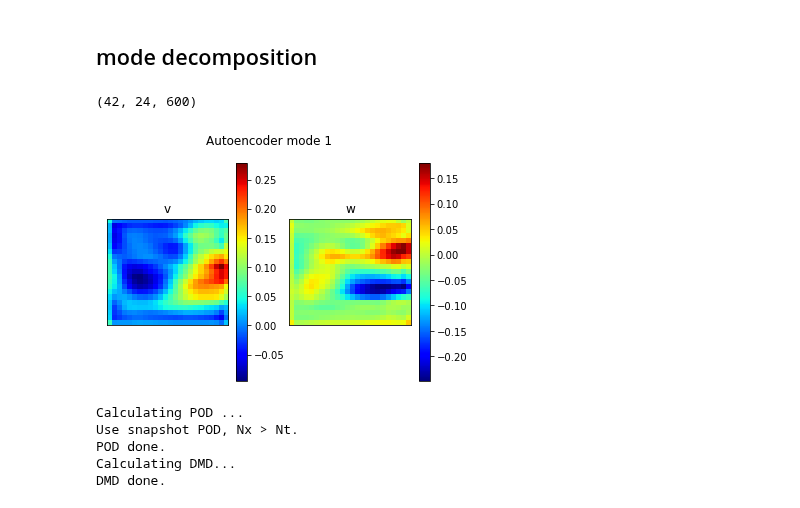
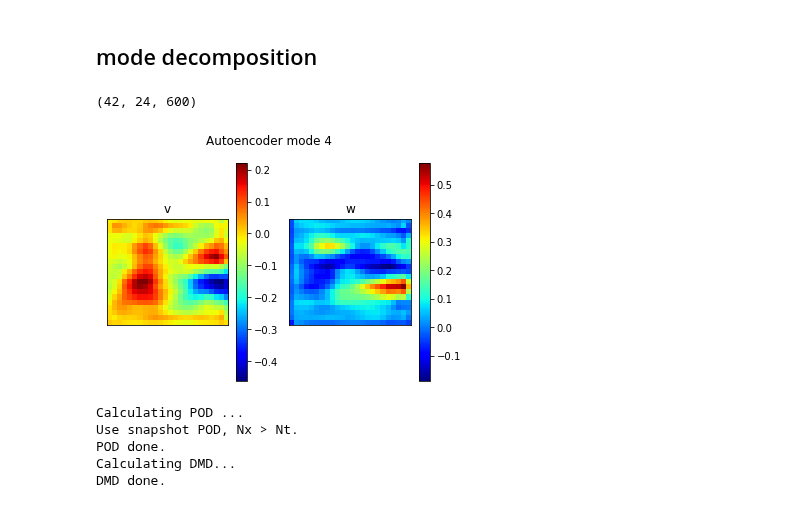
Before and after one commit to MagriLab/MD-CNN-AE, a Jupyter notebook: visualise_hierarchical_mode.ipynb, the cells around one changed output. Drawn from its saved outputs; the diff is of its cells as text; code cells hidden in the pictures.

```diff
--- a/visualise_hierarchical_mode.ipynb
+++ b/visualise_hierarchical_mode.ipynb
@@ -186,18 +186,18 @@ plt.show()
 ## mode decomposition
 # %%
 ## build matrix
-which_decoder = 0
+which_decoder = 3
 vy = modes_test[which_decoder,:,:,:,0]
 vy = np.transpose(vy,[1,2,0])
 vz = modes_test[which_decoder,:,:,:,0]
 vz = np.transpose(vz,[1,2,0])
 X = np.vstack((vz,vy)) # new shape [2*ny,nz,nt]
 print(X.shape)
 
 myplot.plot_ae_modes(modes_test,[which_decoder])
 # %% [output]
 (42, 24, 600)
-[figure, old version]
+[figure, new version]
 # %%
 # POD
 pod = md.POD(X)
```
Also changed, not shown: parts of 4 cells of this notebook, 4 other files.
